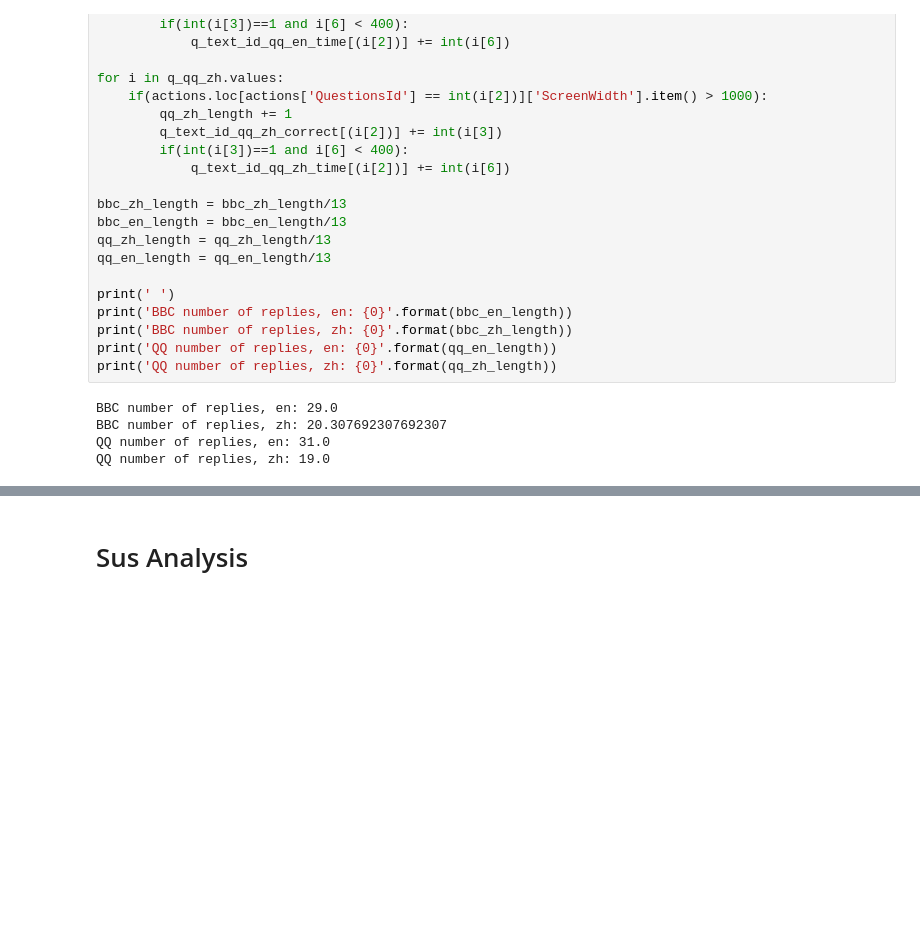
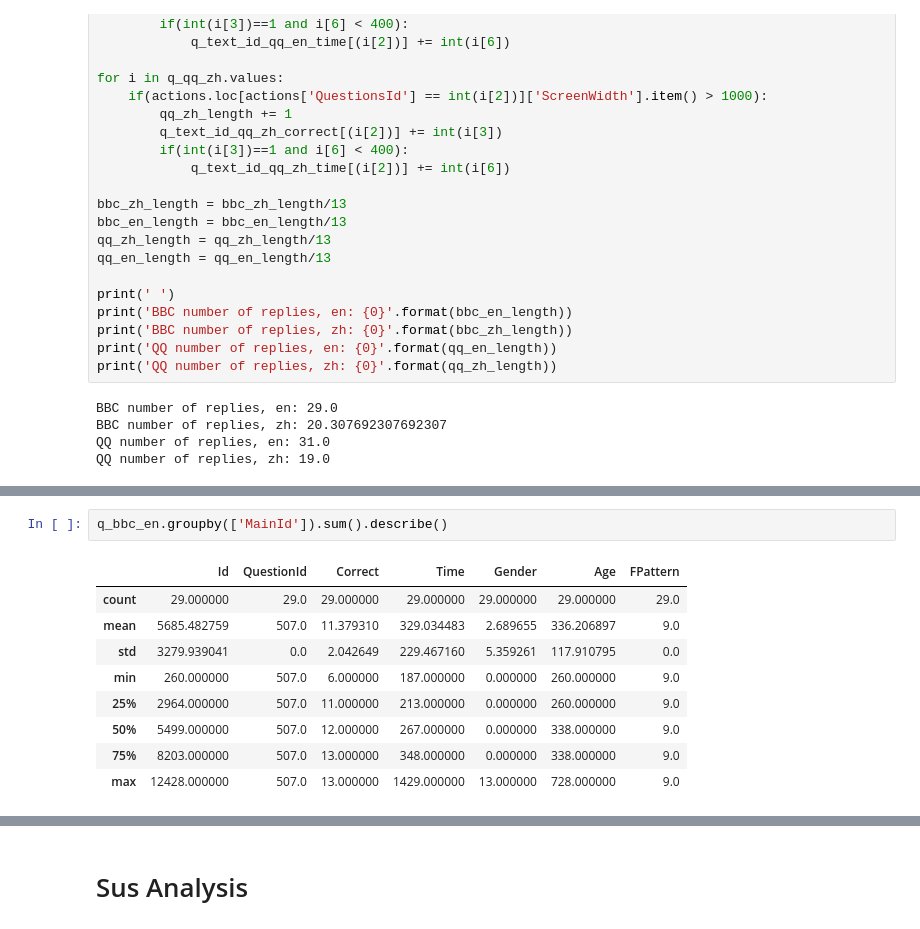
Before and after one commit to mliljenberg/ExJobb, a Jupyter notebook: Analysis.ipynb, the cells around one changed output, grey strips where cells are left out. Saved outputs shown, nothing was run; the diff lists cells and outputs as text; blank space fills up the shorter version.

```diff
--- a/Analysis.ipynb
+++ b/Analysis.ipynb
@@ -419,3 +466,15 @@ BBC mean time zh: 237.55
 
 QQ mean time en:  216.39
 QQ mean time zh:  203.47
+# %%
+q_bbc_en.groupby(['MainId']).sum().describe()
+# %% [output]
+|  | Id | QuestionId | Correct | Time | Gender | Age | FPattern |
+| count | 29.000000 | 29.0 | 29.000000 | 29.000000 | 29.000000 | 29.000000 | 29.0 |
+| mean | 5685.482759 | 507.0 | 11.379310 | 329.034483 | 2.689655 | 336.206897 | 9.0 |
+| std | 3279.939041 | 0.0 | 2.042649 | 229.467160 | 5.359261 | 117.910795 | 0.0 |
+| min | 260.000000 | 507.0 | 6.000000 | 187.000000 | 0.000000 | 260.000000 | 9.0 |
+| 25% | 2964.000000 | 507.0 | 11.000000 | 213.000000 | 0.000000 | 260.000000 | 9.0 |
+| 50% | 5499.000000 | 507.0 | 12.000000 | 267.000000 | 0.000000 | 338.000000 | 9.0 |
+| 75% | 8203.000000 | 507.0 | 13.000000 | 348.000000 | 0.000000 | 338.000000 | 9.0 |
+| max | 12428.000000 | 507.0 | 13.000000 | 1429.000000 | 13.000000 | 728.000000 | 9.0 |
```
Also changed, not shown: parts of 21 cells of this notebook.
